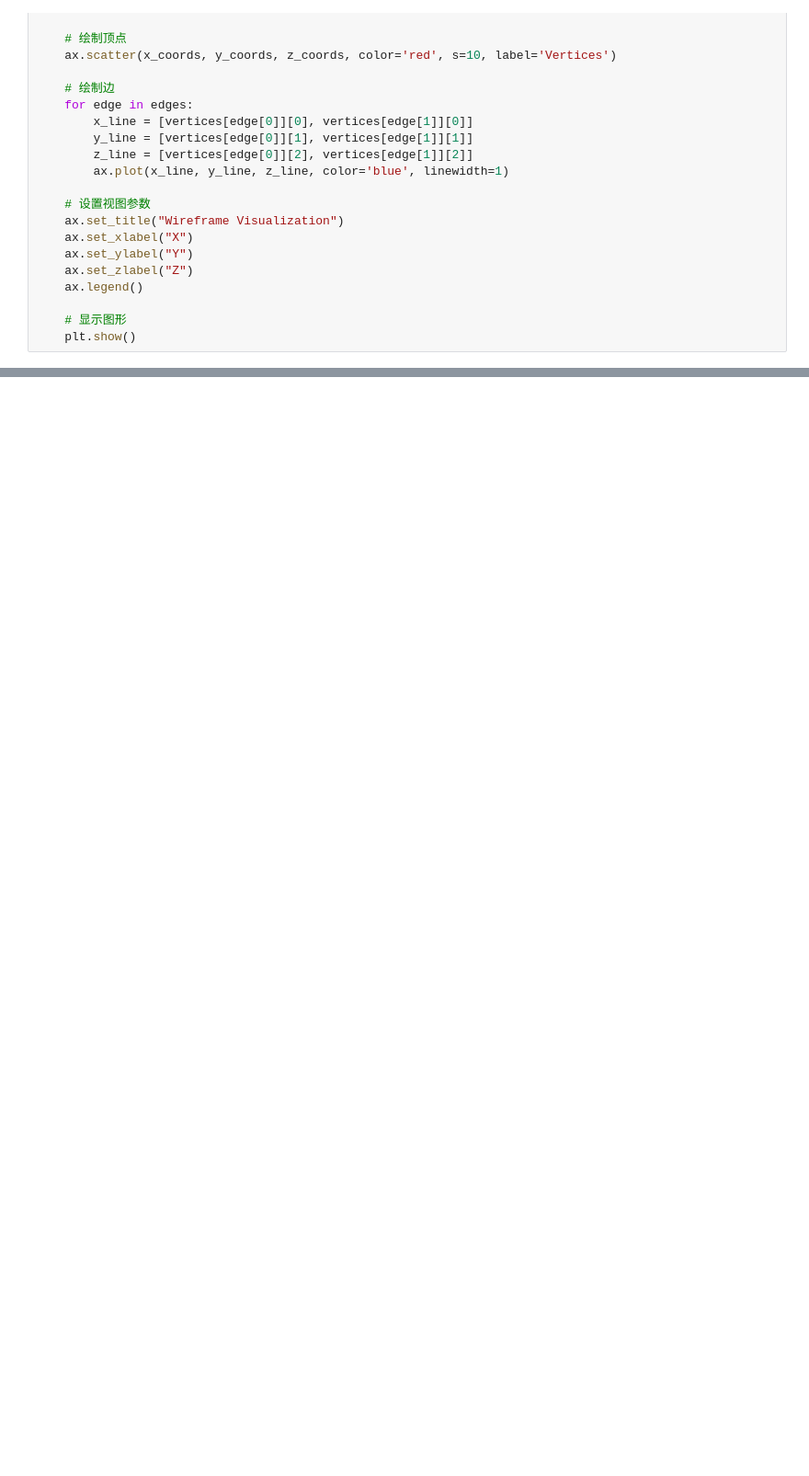
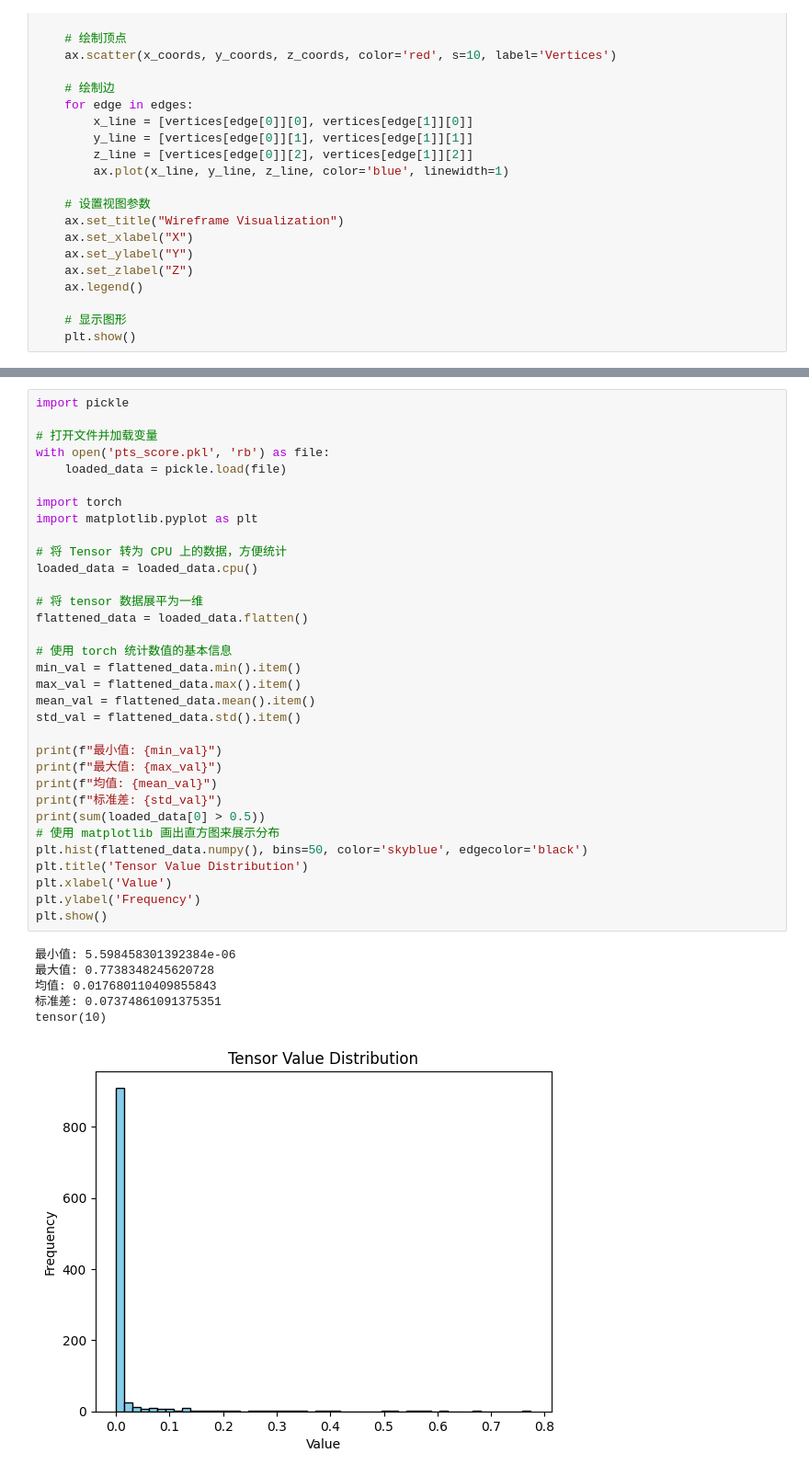
Before and after one commit to ranhaogong/Point2Roof, a Jupyter notebook: visualization.ipynb, the cells around one changed output, grey strips where cells are left out. Shown at 92% size. Saved outputs shown, nothing was run; the diff lists cells and outputs as text; blank space fills up the shorter version.

```diff
--- a/visualization.ipynb
+++ b/visualization.ipynb
@@ -119,0 +122,40 @@ visualize_wireframe(file_path)
+# %%
+import pickle
+
+# 打开文件并加载变量
+with open('pts_score.pkl', 'rb') as file:
+    loaded_data = pickle.load(file)
+
+import torch
+import matplotlib.pyplot as plt
+
+# 将 Tensor 转为 CPU 上的数据，方便统计
+loaded_data = loaded_data.cpu()
+
+# 将 tensor 数据展平为一维
+flattened_data = loaded_data.flatten()
+
+# 使用 torch 统计数值的基本信息
+min_val = flattened_data.min().item()
+max_val = flattened_data.max().item()
+mean_val = flattened_data.mean().item()
+std_val = flattened_data.std().item()
+
+print(f"最小值: {min_val}")
+print(f"最大值: {max_val}")
+print(f"均值: {mean_val}")
+print(f"标准差: {std_val}")
+print(sum(loaded_data[0] > 0.5))
+# 使用 matplotlib 画出直方图来展示分布
+plt.hist(flattened_data.numpy(), bins=50, color='skyblue', edgecolor='black')
+plt.title('Tensor Value Distribution')
+plt.xlabel('Value')
+plt.ylabel('Frequency')
+plt.show()
+# %% [output]
+最小值: 5.598458301392384e-06
+最大值: 0.7738348245620728
+均值: 0.017680110409855843
+标准差: 0.07374861091375351
+tensor(10)
+[figure, added]
```
Also changed, not shown: parts of 2 cells of this notebook, 12 other files.
